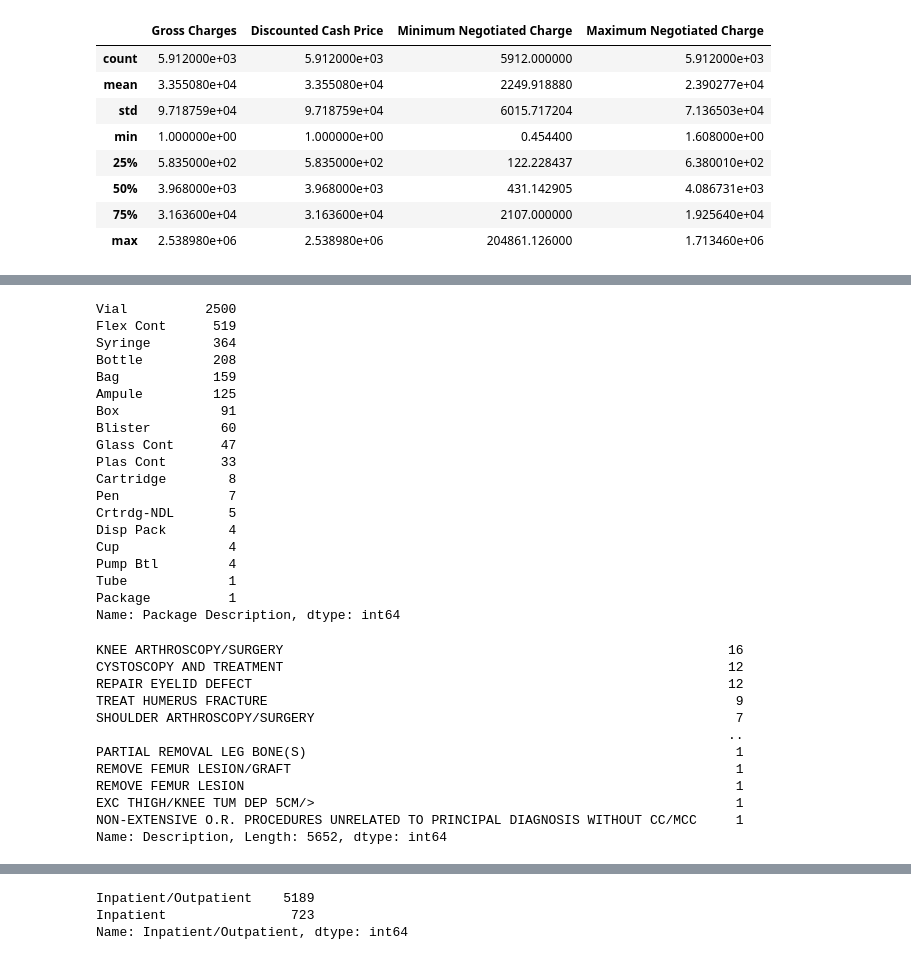
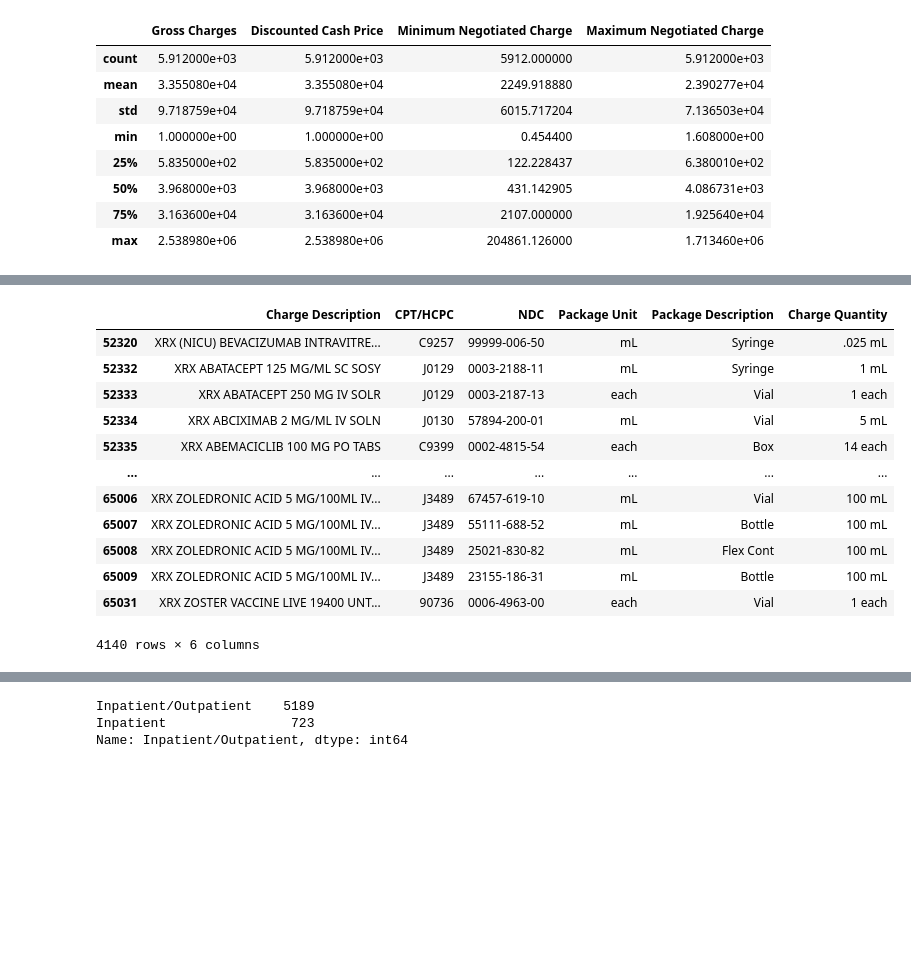
Before and after one commit to Helzheng123/sqlite_database_operations, a Jupyter notebook: sqlite_database_operations_hha504_wk3.ipynb, the cells around one changed output, grey strips where cells are left out. Cells and saved outputs as stored; diff of their text form; code cells hidden in the pictures; blank space fills up the shorter version.

```diff
--- a/sqlite_database_operations_hha504_wk3.ipynb
+++ b/sqlite_database_operations_hha504_wk3.ipynb
@@ -174,41 +157,17 @@ Name: Charge Description , Length: 1386, dtype: int64
-# %%
-# Frequency Counts for St.Francis
-
-dfsf['Package Description'].value_counts()
-# %% [output]
-Vial          2500
-Flex Cont      519
-Syringe        364
-Bottle         208
-Bag            159
-Ampule         125
-Box             91
-Blister         60
-Glass Cont      47
-Plas Cont       33
-Cartridge        8
-Pen              7
-Crtrdg-NDL       5
-Disp Pack        4
-Cup              4
-Pump Btl         4
-Tube             1
-Package          1
-Name: Package Description, dtype: int64
-# %%
-# Frequency Counts for NYP
-
-dfnyp['Description'].value_counts()
-# %% [output]
-KNEE ARTHROSCOPY/SURGERY                                                         16
-CYSTOSCOPY AND TREATMENT                                                         12
-REPAIR EYELID DEFECT                                                             12
-TREAT HUMERUS FRACTURE                                                            9
-SHOULDER ARTHROSCOPY/SURGERY                                                      7
-                                                                                 ..
-PARTIAL REMOVAL LEG BONE(S)                                                       1
-REMOVE FEMUR LESION/GRAFT                                                         1
-REMOVE FEMUR LESION                                                               1
-EXC THIGH/KNEE TUM DEP 5CM/>                                                      1
-NON-EXTENSIVE O.R. PROCEDURES UNRELATED TO PRINCIPAL DIAGNOSIS WITHOUT CC/MCC     1
-Name: Description, Length: 5652, dtype: int64
+# %%
+categorical_columns_sf = dfsf.select_dtypes(exclude=['number'])
+categorical_columns_sf
+# %% [output]
+|  | Charge Description | CPT/HCPC | NDC | Package Unit | Package Description | Charge Quantity |
+| 52320 | XRX (NICU) BEVACIZUMAB INTRAVITRE... | C9257 | 99999-006-50 | mL | Syringe | .025 mL |
+| 52332 | XRX ABATACEPT 125 MG/ML SC SOSY | J0129 | 0003-2188-11 | mL | Syringe | 1 mL |
+| 52333 | XRX ABATACEPT 250 MG IV SOLR | J0129 | 0003-2187-13 | each | Vial | 1 each |
+| 52334 | XRX ABCIXIMAB 2 MG/ML IV SOLN | J0130 | 57894-200-01 | mL | Vial | 5 mL |
+| 52335 | XRX ABEMACICLIB 100 MG PO TABS | C9399 | 0002-4815-54 | each | Box | 14 each |
+| ... | ... | ... | ... | ... | ... | ... |
+| 65006 | XRX ZOLEDRONIC ACID 5 MG/100ML IV... | J3489 | 67457-619-10 | mL | Vial | 100 mL |
+| 65007 | XRX ZOLEDRONIC ACID 5 MG/100ML IV... | J3489 | 55111-688-52 | mL | Bottle | 100 mL |
+| 65008 | XRX ZOLEDRONIC ACID 5 MG/100ML IV... | J3489 | 25021-830-82 | mL | Flex Cont | 100 mL |
+| 65009 | XRX ZOLEDRONIC ACID 5 MG/100ML IV... | J3489 | 23155-186-31 | mL | Bottle | 100 mL |
+| 65031 | XRX ZOSTER VACCINE LIVE 19400 UNT... | 90736 | 0006-4963-00 | each | Vial | 1 each |
+4140 rows × 6 columns
```
Also changed, not shown: parts of 11 cells of this notebook.
